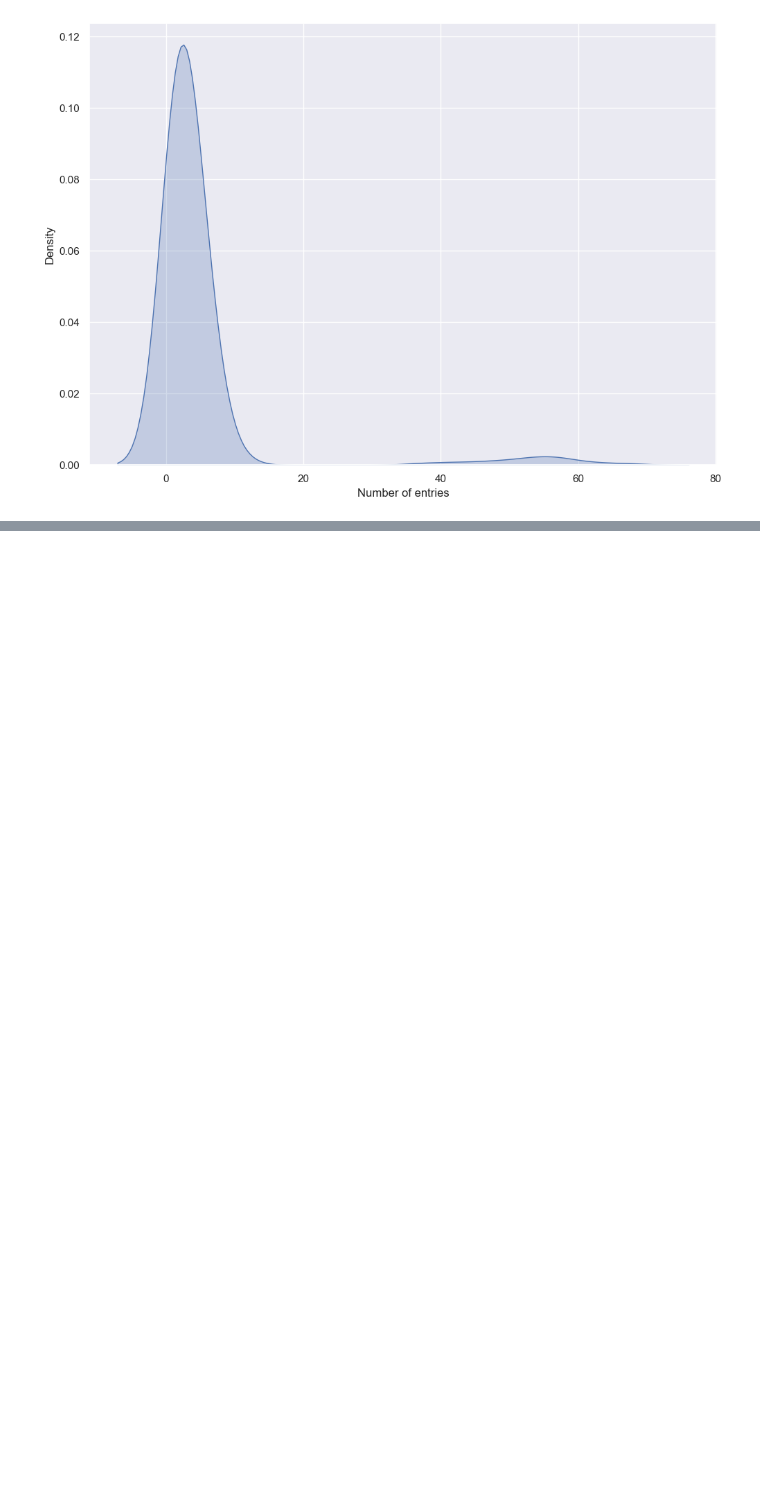
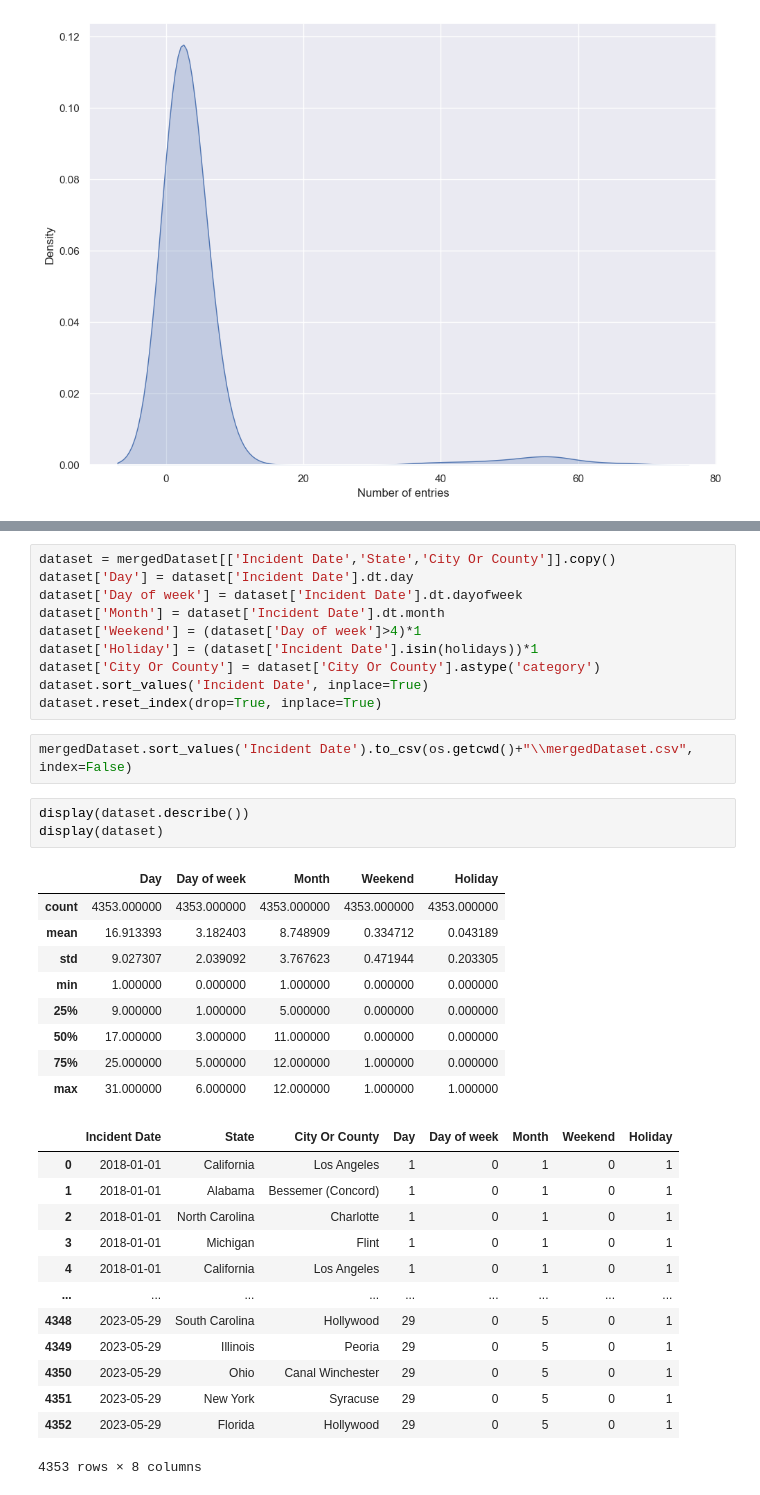
Before and after one commit to DozieSixtus/Gun-violence-US, a Jupyter notebook: scripts/EDA.ipynb, the cells around one changed output, grey strips where cells are left out. Drawn from its saved outputs; the diff is of its cells as text; blank space fills up the shorter version.

```diff
--- a/scripts/EDA.ipynb
+++ b/scripts/EDA.ipynb
@@ -463,3 +481,41 @@ display(mergedDataset.describe())
 | 50% | 0.000000 | 1.000000 | 0.000000 | 0.000000 | 0.000000 | ... |
 | 75% | 1.000000 | 1.000000 | 0.000000 | 0.000000 | 1.000000 | ... |
 | max | 32.000000 | 11.000000 | 2.000000 | 4.000000 | 10.000000 | ... |
+# %%
+dataset = mergedDataset[['Incident Date','State','City Or County']].copy()
+dataset['Day'] = dataset['Incident Date'].dt.day
+dataset['Day of week'] = dataset['Incident Date'].dt.dayofweek
+dataset['Month'] = dataset['Incident Date'].dt.month
+dataset['Weekend'] = (dataset['Day of week']>4)*1
+dataset['Holiday'] = (dataset['Incident Date'].isin(holidays))*1
+dataset['City Or County'] = dataset['City Or County'].astype('category')
+dataset.sort_values('Incident Date', inplace=True)
+dataset.reset_index(drop=True, inplace=True)
+# %%
+mergedDataset.sort_values('Incident Date').to_csv(os.getcwd()+"\\mergedDataset.csv", index=False)
+# %%
+display(dataset.describe())
+display(dataset)
+# %% [output]
+|  | Day | Day of week | Month | Weekend | Holiday |
+| count | 4353.000000 | 4353.000000 | 4353.000000 | 4353.000000 | 4353.000000 |
+| mean | 16.913393 | 3.182403 | 8.748909 | 0.334712 | 0.043189 |
+| std | 9.027307 | 2.039092 | 3.767623 | 0.471944 | 0.203305 |
+| min | 1.000000 | 0.000000 | 1.000000 | 0.000000 | 0.000000 |
+| 25% | 9.000000 | 1.000000 | 5.000000 | 0.000000 | 0.000000 |
+| 50% | 17.000000 | 3.000000 | 11.000000 | 0.000000 | 0.000000 |
+| 75% | 25.000000 | 5.000000 | 12.000000 | 1.000000 | 0.000000 |
+| max | 31.000000 | 6.000000 | 12.000000 | 1.000000 | 1.000000 |
+|  | Incident Date | State | City Or County | Day | Day of week | Month | Weekend | Holiday |
+| 0 | 2018-01-01 | California | Los Angeles | 1 | 0 | 1 | 0 | 1 |
+| 1 | 2018-01-01 | Alabama | Bessemer (Concord) | 1 | 0 | 1 | 0 | 1 |
+| 2 | 2018-01-01 | North Carolina | Charlotte | 1 | 0 | 1 | 0 | 1 |
+| 3 | 2018-01-01 | Michigan | Flint | 1 | 0 | 1 | 0 | 1 |
+| 4 | 2018-01-01 | California | Los Angeles | 1 | 0 | 1 | 0 | 1 |
+| ... | ... | ... | ... | ... | ... | ... | ... | ... |
+| 4348 | 2023-05-29 | South Carolina | Hollywood | 29 | 0 | 5 | 0 | 1 |
+| 4349 | 2023-05-29 | Illinois | Peoria | 29 | 0 | 5 | 0 | 1 |
+| 4350 | 2023-05-29 | Ohio | Canal Winchester | 29 | 0 | 5 | 0 | 1 |
+| 4351 | 2023-05-29 | New York | Syracuse | 29 | 0 | 5 | 0 | 1 |
+| 4352 | 2023-05-29 | Florida | Hollywood | 29 | 0 | 5 | 0 | 1 |
+4353 rows × 8 columns
```
Also changed, not shown: parts of 9 cells of this notebook, 2 other files.
